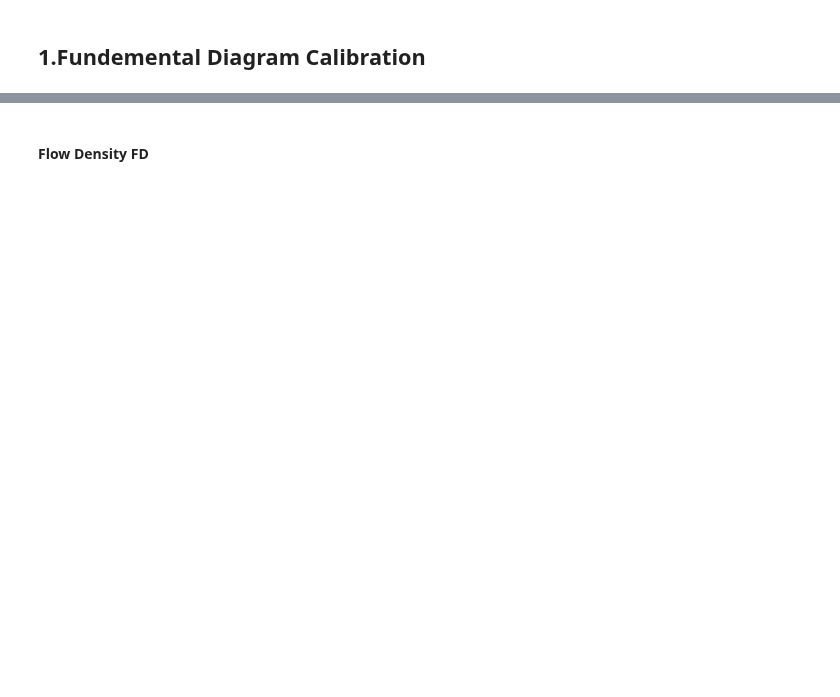
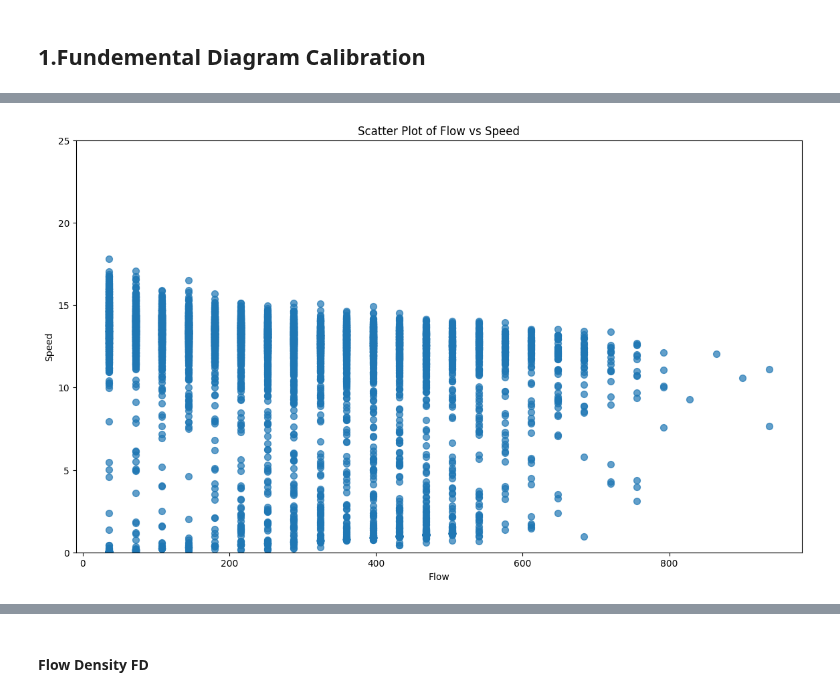
Before and after one commit to Dylan-Wyl10/RoboSense, a Jupyter notebook: result/ctmResult/Evaluation for CTM and FD Calibration.ipynb, the cells around one changed output, grey strips where cells are left out. Drawn from its saved outputs; the diff is of its cells as text; code cells hidden in the pictures; blank space fills up the shorter version.

```diff
--- a/result/ctmResult/Evaluation for CTM and FD Calibration.ipynb
+++ b/result/ctmResult/Evaluation for CTM and FD Calibration.ipynb
@@ -46,0 +137,24 @@ plt.show()
+# %%
+def plot_detector(dataframe, para_x = 'Density', para_y = 'Speed'):
+    """
+    Plots a scatter plot of speed versus density for each edge.
+
+    Parameters:
+    dataframe (pd.DataFrame): DataFrame containing edge id, speed, and density.
+
+    Returns:
+    None: Displays the plot.
+    """
+    plt.figure(figsize=(14, 8))
+    scatter = plt.scatter(dataframe[para_x], dataframe[para_y], s=50, alpha=0.7)
+    plt.title('Scatter Plot of {} vs {}'.format(para_x, para_y))
+    plt.xlabel(para_x)
+    plt.ylabel(para_y)
+    # plt.xlim(0, 300)
+    plt.ylim(0, 25)
+    plt.show()
+# %%
+detector_df = parse_detector_to_dataframe('detector_out.xml')
+plot_detector(detector_df, 'Flow', 'Speed')
+# %% [output]
+[figure, added]
```
Also changed, not shown: parts of 21 cells of this notebook, 17 other files.
